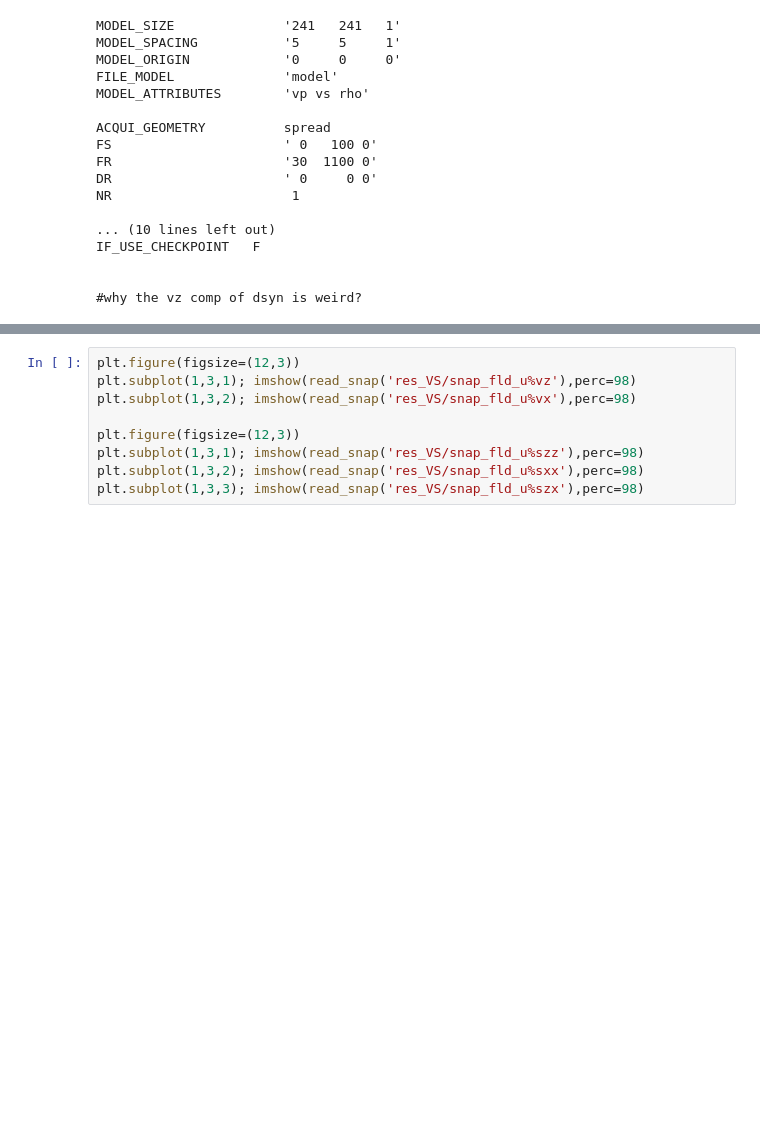
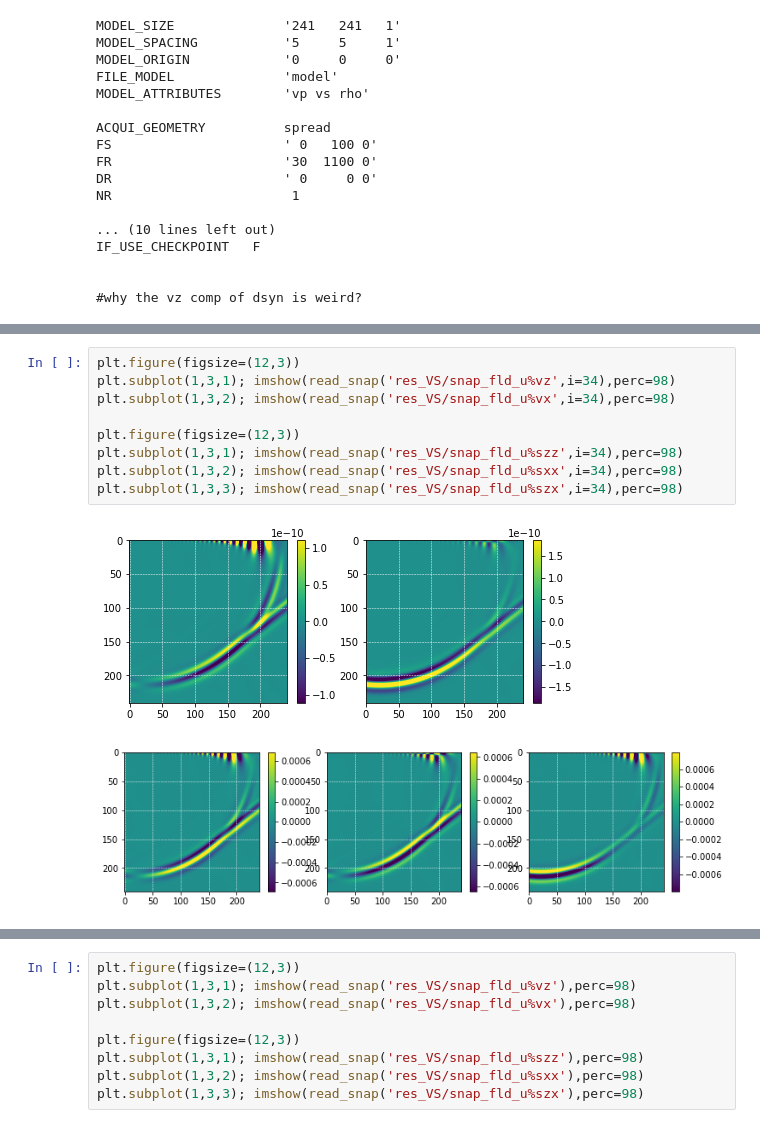
Before and after one commit to joeyartech/SeisJIMU, a Jupyter notebook: Demo/01_ForwardModeling_DAS_Freesurface/go.ipynb, the cells around one changed output, grey strips where cells are left out. Drawn from its saved outputs; the diff is of its cells as text; blank space fills up the shorter version.

```diff
--- a/Demo/01_ForwardModeling_DAS_Freesurface/go.ipynb
+++ b/Demo/01_ForwardModeling_DAS_Freesurface/go.ipynb
@@ -134,0 +189,12 @@ IF_USE_CHECKPOINT   F
+# %%
+plt.figure(figsize=(12,3))
+plt.subplot(1,3,1); imshow(read_snap('res_VS/snap_fld_u%vz',i=34),perc=98)
+plt.subplot(1,3,2); imshow(read_snap('res_VS/snap_fld_u%vx',i=34),perc=98)
+
+plt.figure(figsize=(12,3))
+plt.subplot(1,3,1); imshow(read_snap('res_VS/snap_fld_u%szz',i=34),perc=98)
+plt.subplot(1,3,2); imshow(read_snap('res_VS/snap_fld_u%sxx',i=34),perc=98)
+plt.subplot(1,3,3); imshow(read_snap('res_VS/snap_fld_u%szx',i=34),perc=98)
+# %% [output]
+[figure, added]
+[figure, added]
```
Also changed, not shown: parts of 24 cells of this notebook, 7 other files.
